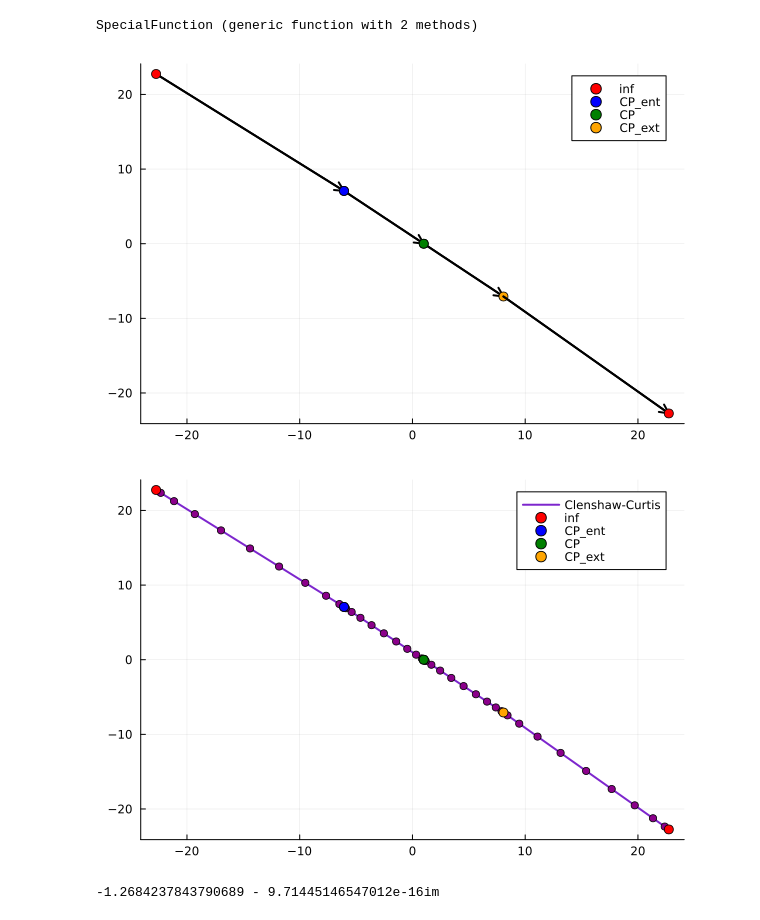
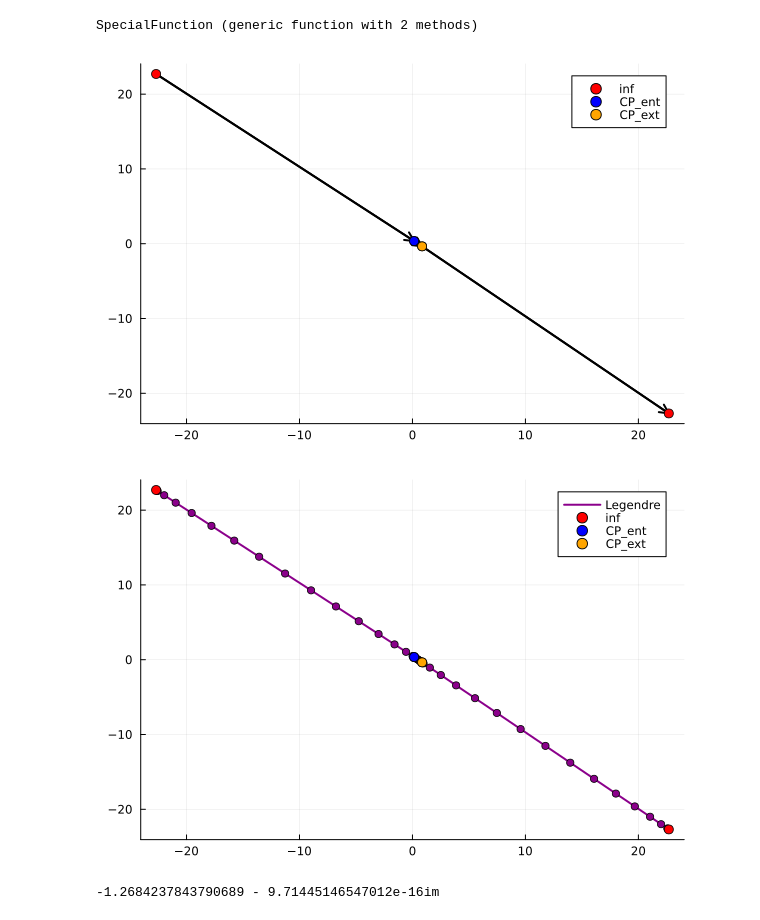
Before and after one commit to WietseVaes/NUTM-timestep, a Jupyter notebook: Memos/special_f.ipynb, the cells around one changed output. Drawn from its saved outputs; the diff is of its cells as text; code cells hidden in the pictures.

```diff
--- a/Memos/special_f.ipynb
+++ b/Memos/special_f.ipynb
@@ -558,14 +558,14 @@ w = [1];
 SF = (x,t) -> SpecialFunction(w, x, t, -1, 300);
 # %%
 w = [1];
-xx = 2;
+xx = 0.002;
 tt = 1;
 DD =  FullPath(w, xx+eps(), 1im*tt);
 DomainPlot(DD)
 NumericalDomainPlot(DD)
 # %% [output]
-[figure, old version]
+[figure, new version]
-[figure, old version]
+[figure, new version]
 # %%
 n = 50
 w = zeros(n-1); w[end] = 1
```
Also changed, not shown: parts of 1 cell of this notebook.
